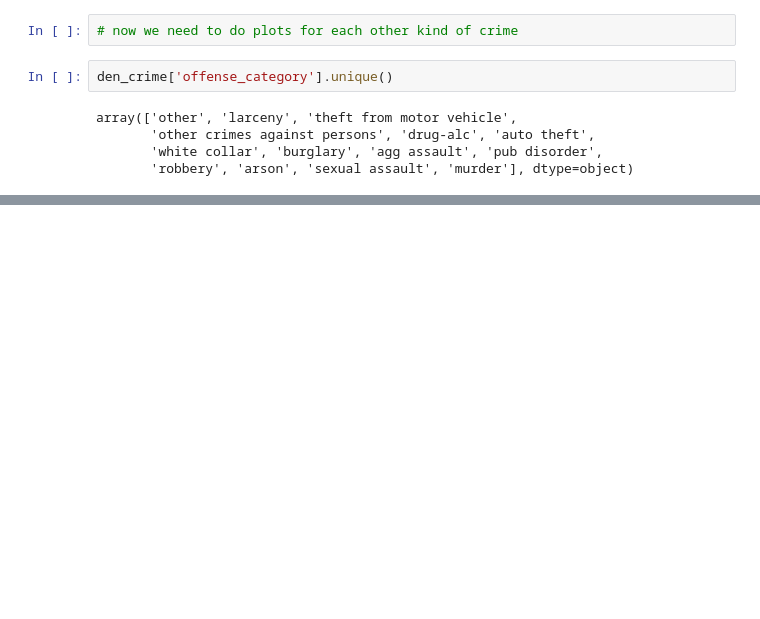
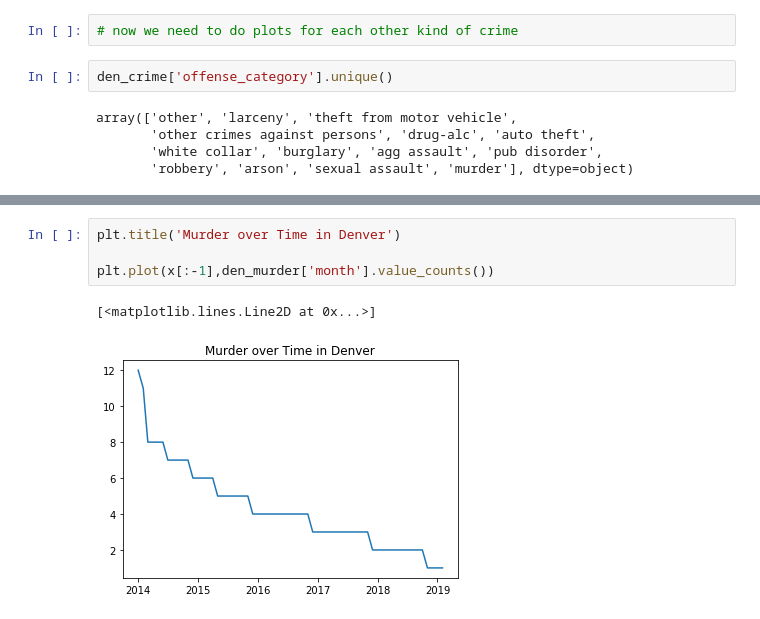
Before and after one commit to WhimsicalNose03/Cannabis-Cash-Crop-or-Crime-Boom-, a Jupyter notebook: den_plots.ipynb, the cells around one changed output, grey strips where cells are left out. Drawn from its saved outputs; the diff is of its cells as text; blank space fills up the shorter version.

```diff
--- a/den_plots.ipynb
+++ b/den_plots.ipynb
@@ -195,0 +181,7 @@ plt.plot(x,den_white_collar['year_occurred'].value_counts())
+# %%
+plt.title('Murder over Time in Denver')
+
+plt.plot(x[:-1],den_murder['month'].value_counts())
+# %% [output]
+[<matplotlib.lines.Line2D at 0x...>]
+[figure, added]
```
Also changed, not shown: parts of 44 cells of this notebook, 2 other files.
